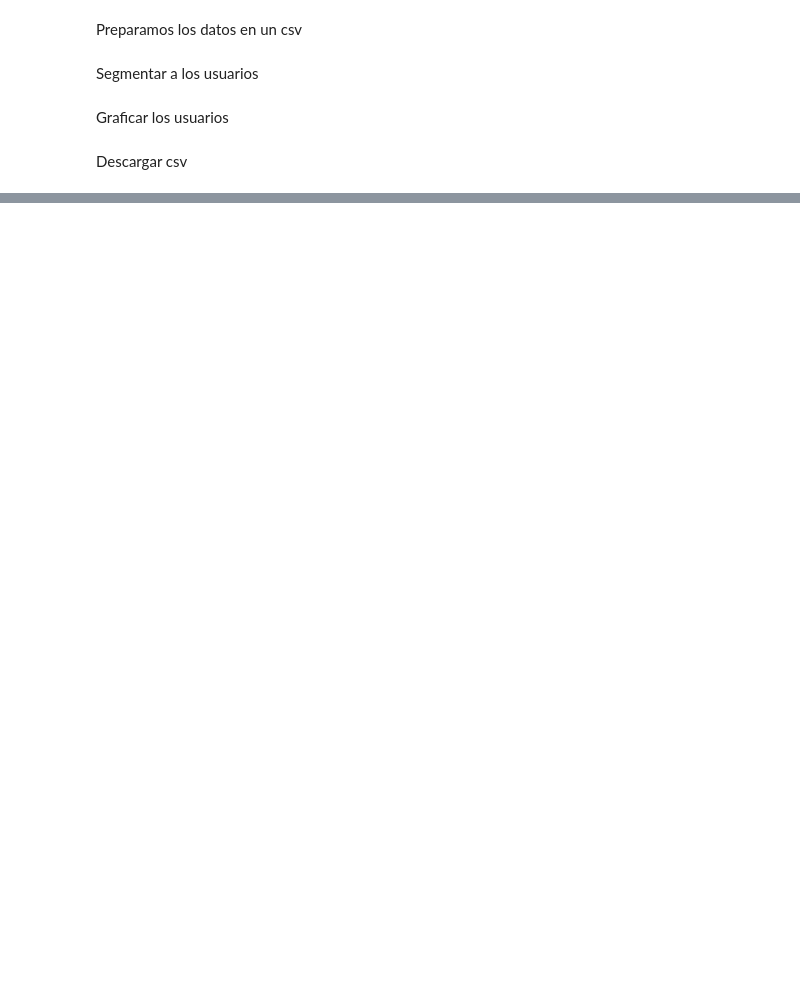
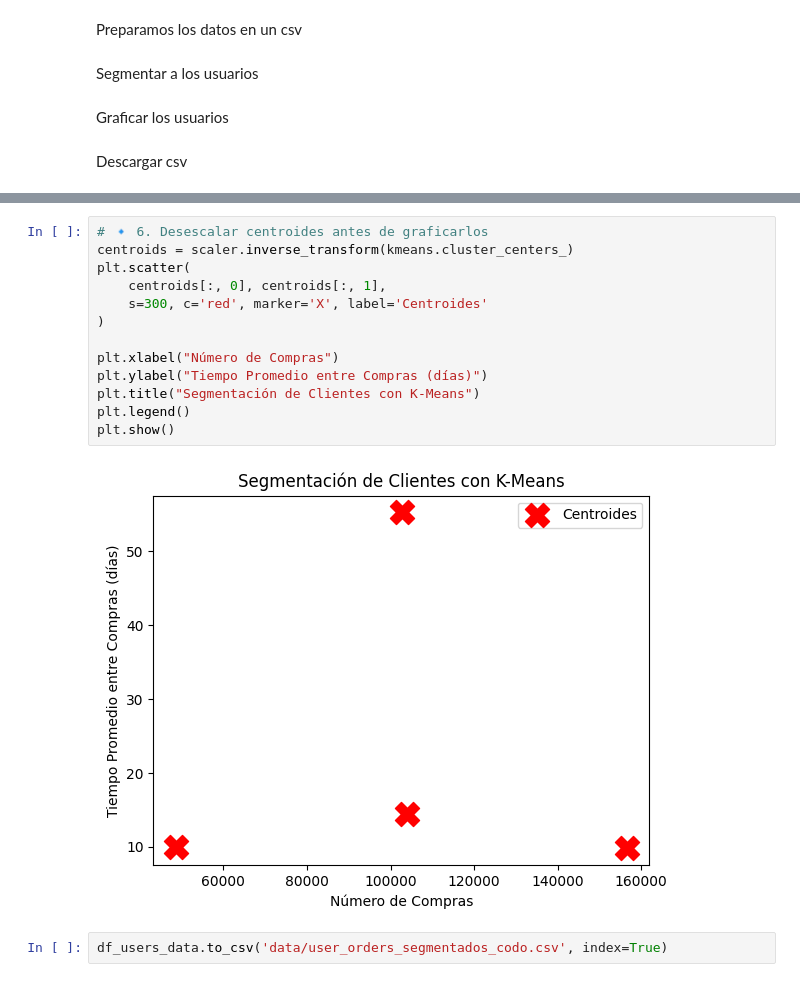
Before and after one commit to JoanPetitBa/Proyecto4---Recommendation, a Jupyter notebook: data_analitics2.ipynb, the cells around one changed output, grey strips where cells are left out. Drawn from its saved outputs; the diff is of its cells as text; blank space fills up the shorter version.

```diff
--- a/data_analitics2.ipynb
+++ b/data_analitics2.ipynb
@@ -217,0 +282,17 @@ Descargar csv
+# %%
+# 🔹 6. Desescalar centroides antes de graficarlos
+centroids = scaler.inverse_transform(kmeans.cluster_centers_)
+plt.scatter(
+    centroids[:, 0], centroids[:, 1],
+    s=300, c='red', marker='X', label='Centroides'
+)
+
+plt.xlabel("Número de Compras")
+plt.ylabel("Tiempo Promedio entre Compras (días)")
+plt.title("Segmentación de Clientes con K-Means")
+plt.legend()
+plt.show()
+# %% [output]
+[figure, added]
+# %%
+df_users_data.to_csv('data/user_orders_segmentados_codo.csv', index=True)
```
Also changed, not shown: parts of 9 cells of this notebook, 1 other file.
